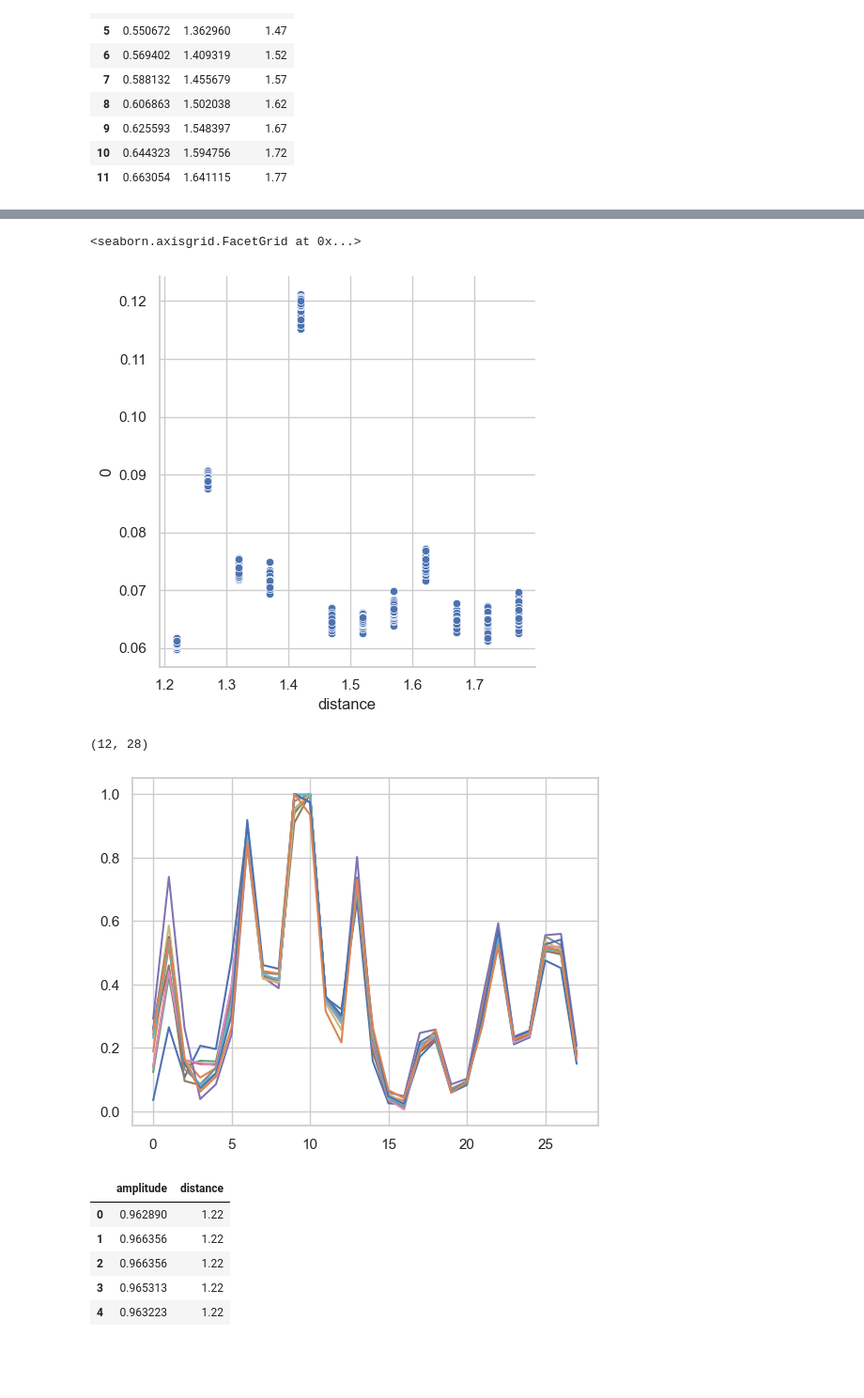
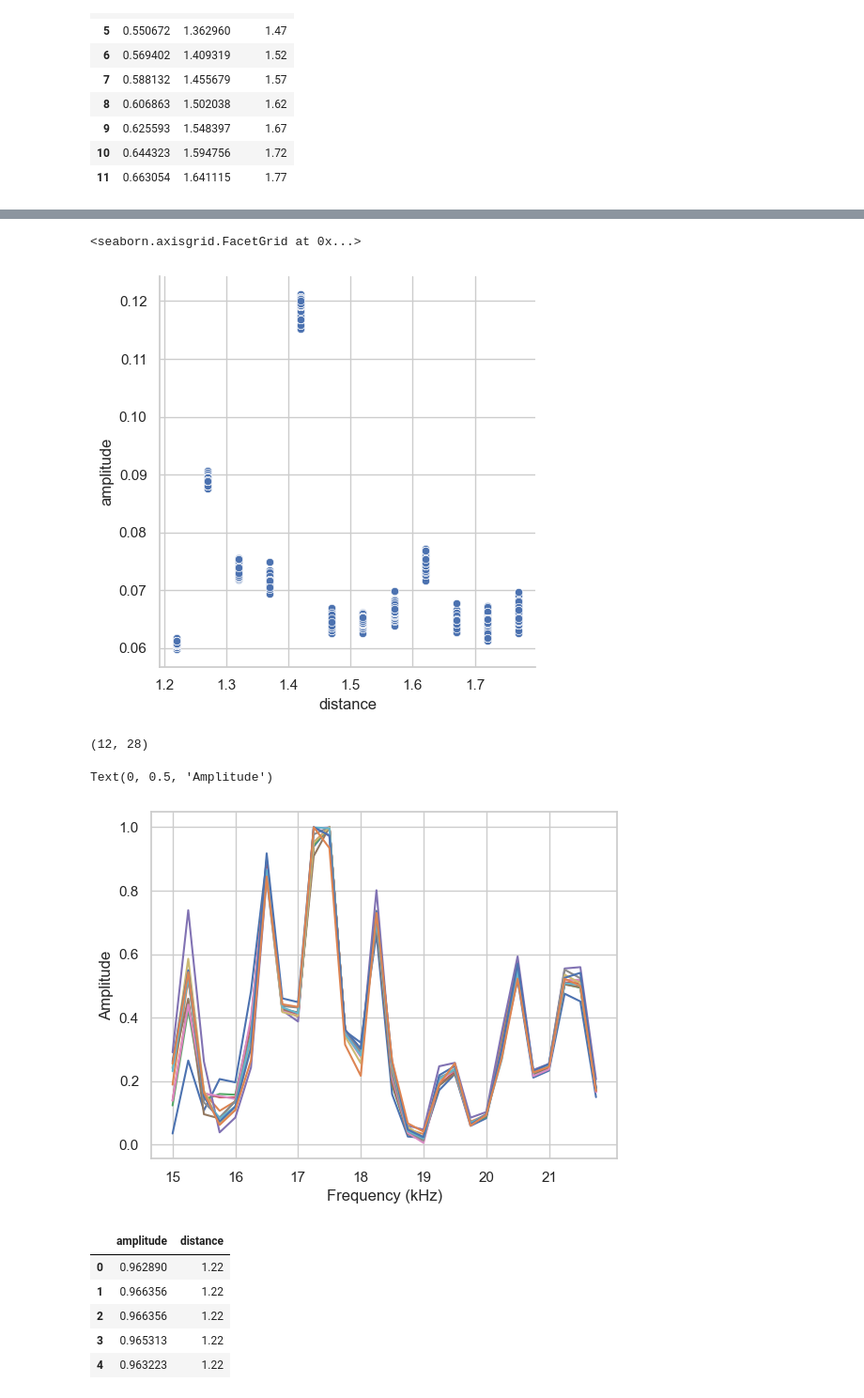
Before and after one commit to auk1709/lab-acoustic, a Jupyter notebook: notebook/test18-distance-amplitude.ipynb, the cells around one changed output, grey strips where cells are left out. Shown at 94% size. Drawn from its saved outputs; the diff is of its cells as text; code cells hidden in the pictures; blank space fills up the shorter version.

```diff
--- a/notebook/test18-distance-amplitude.ipynb
+++ b/notebook/test18-distance-amplitude.ipynb
@@ -91,14 +93,10 @@ df_amp.head()
 | 3 | 0.060793 | 1.22 |
 | 4 | 0.061148 | 1.22 |
 # %%
-sns.relplot(
-    x="distance",
-    y=0,
-    data=df_amp,
-)
+sns.relplot(x="distance", y="amplitude", data=df_amp)
 # %% [output]
 <seaborn.axisgrid.FacetGrid at 0x...>
-[figure, old version]
+[figure, new version]
 # %%
 spectrum_avg = np.mean(spectrum, axis=1)
 spectrum_avg.shape
@@ -107,8 +105,12 @@ spectrum_avg.shape
 # %%
 for i in range(12):
     plt.plot(spectrum_avg[i])
+plt.xticks(np.arange(0, 28, 4), ["15", "16", "17", "18", "19", "20", "21"])
+plt.xlabel("Frequency (kHz)")
+plt.ylabel("Amplitude")
 # %% [output]
+Text(0, 0.5, 'Amplitude')
-[figure, old version]
+[figure, new version]
 # %%
 amplitude_all_band = []
 for i in range(1, 13):
```
Also changed, not shown: parts of 5 cells of this notebook, 4 other files.
